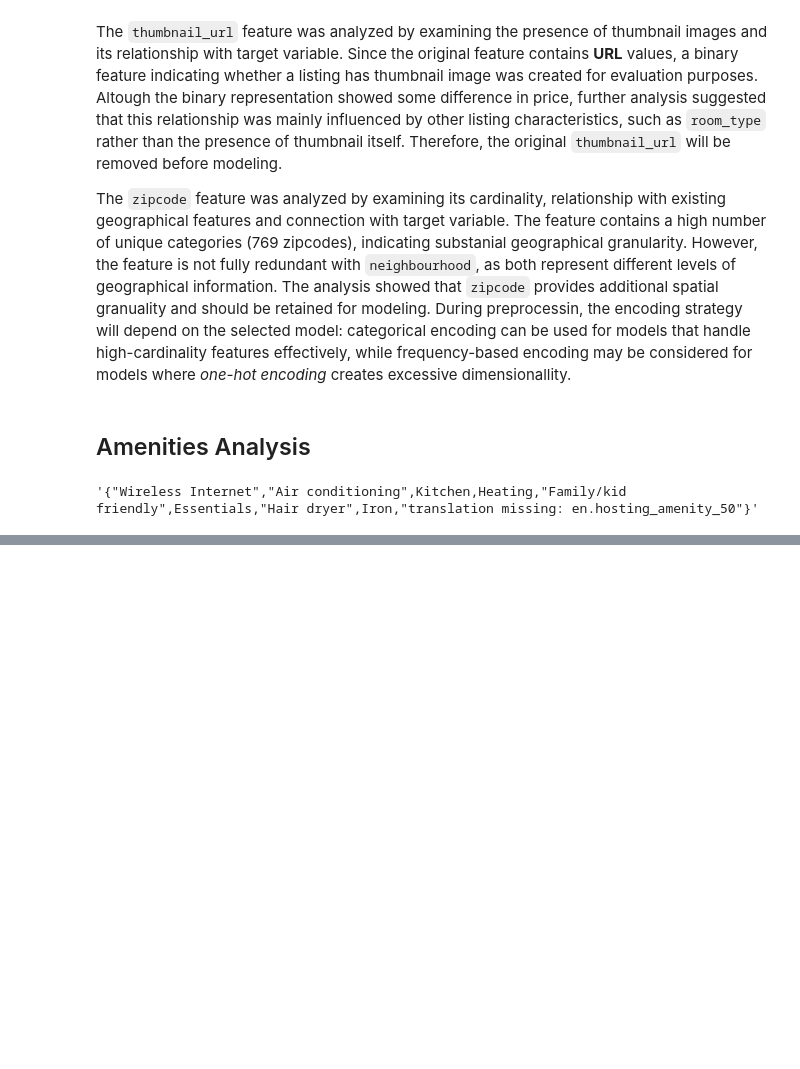
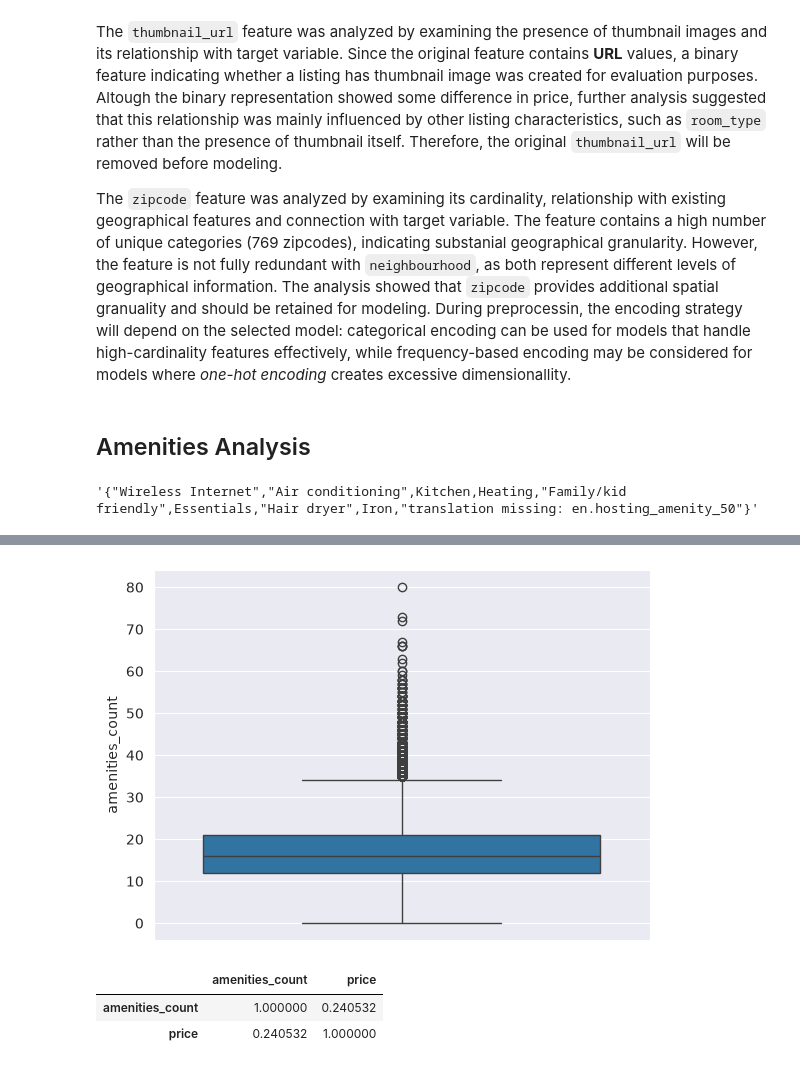
Before and after one commit to Car1LL/airbnb_prices_prediction, a Jupyter notebook: notebooks/00_EDA.ipynb, the cells around one changed output, grey strips where cells are left out. Drawn from its saved outputs; the diff is of its cells as text; code cells hidden in the pictures; blank space fills up the shorter version.

```diff
--- a/notebooks/00_EDA.ipynb
+++ b/notebooks/00_EDA.ipynb
@@ -2368,0 +2506,19 @@ Name: count, dtype: int64
+# %%
+amenity_groups = {
+    "Bathroom_supplies": {
+        "Body soap",
+        "Hand soap",
+        "Bath towel",
+        "Hand or paper towel",
+        "Toilet paper"
+    }
+}
+
+bathroom_items = amenity_groups['Bathroom_supplies']
+
+df.loc[
+    df['amenities_list'].apply(
+        lambda x: any(item in bathroom_items for item in x)
+    ),
+    'amenities_list'
+].iloc[0]
@@ -2368,0 +2601,14 @@ Name: count, dtype: int64
+# %%
+sns.boxplot(
+    df['amenities_count']
+)
+
+plt.show()
+# %% [output]
+[figure, added]
+# %%
+df[['amenities_count', 'price']].corr(method='spearman')
+# %% [output]
+|  | amenities_count | price |
+| amenities_count | 1.000000 | 0.240532 |
+| price | 0.240532 | 1.000000 |
```
Also changed, not shown: parts of 54 cells of this notebook.
